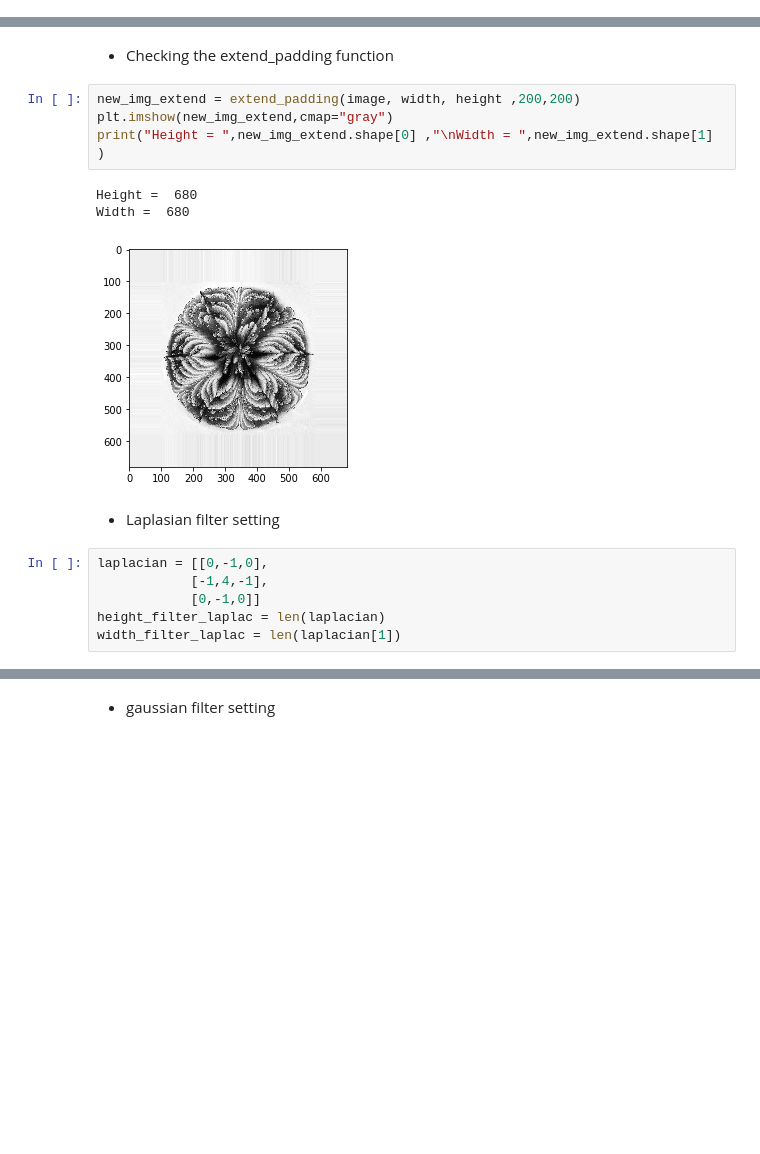
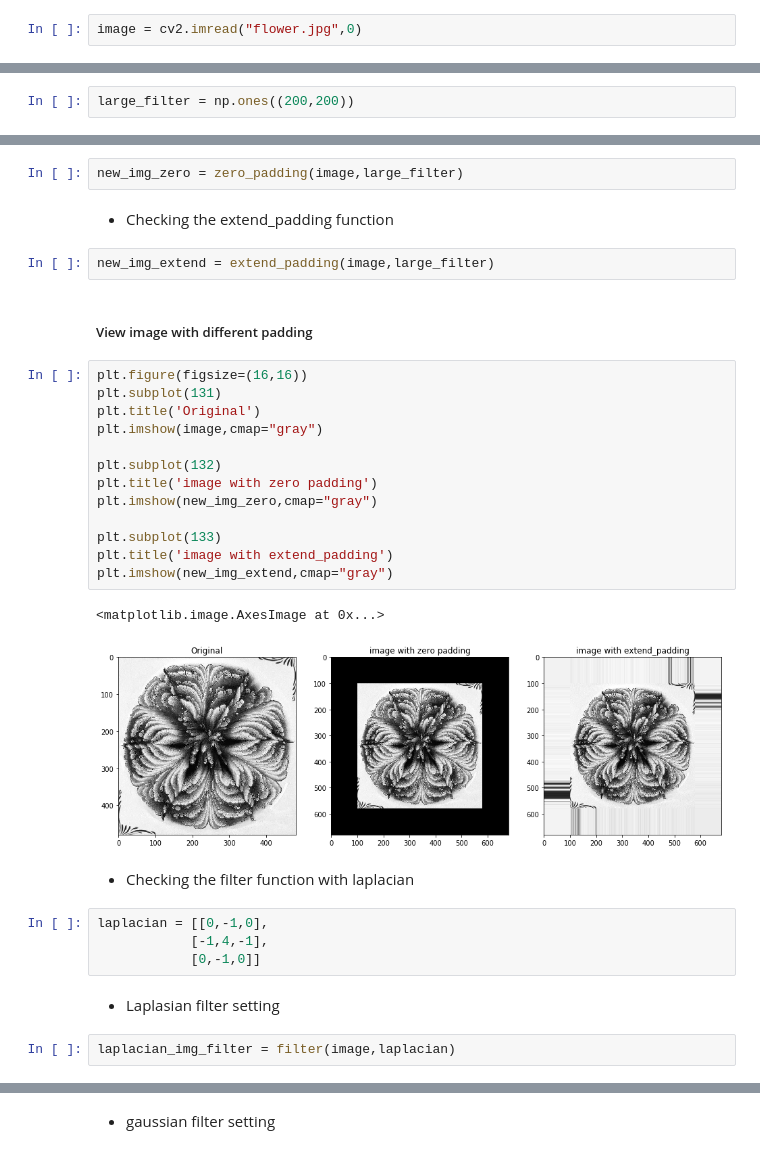
Before and after one commit to Aviv-H/Image-Processing-part-1, a Jupyter notebook: Image Processing - part 1.ipynb, the cells around one changed output, grey strips where cells are left out. Cells and saved outputs as stored; diff of their text form; blank space fills up the shorter version.

```diff
--- a/Image Processing - part 1.ipynb
+++ b/Image Processing - part 1.ipynb
@@ -150,0 +157,2 @@ Width =  480
+# %%
+image = cv2.imread("flower.jpg",0)
@@ -151,2 +161,4 @@ Width =  480
+# %%
+large_filter = np.ones((200,200))
 # %% [markdown]
 * Checking the zero_padding function
@@ -161,19 +165,35 @@ Width =  680
+# %%
+new_img_zero = zero_padding(image,large_filter)
 # %% [markdown]
 * Checking the extend_padding function
-# %%
-new_img_extend = extend_padding(image, width, height ,200,200)
-plt.imshow(new_img_extend,cmap="gray")
-print("Height = ",new_img_extend.shape[0] ,"\nWidth = ",new_img_extend.shape[1] )
-# %% [output]
-Height =  680
-Width =  680
-[figure, removed]
+# %%
+new_img_extend = extend_padding(image,large_filter)
+# %% [markdown]
+##### View image with different padding
+# %%
+plt.figure(figsize=(16,16))
+plt.subplot(131)
+plt.title('Original')
+plt.imshow(image,cmap="gray")
+
+plt.subplot(132)
+plt.title('image with zero padding')
+plt.imshow(new_img_zero,cmap="gray")
+
+plt.subplot(133)
+plt.title('image with extend_padding')
+plt.imshow(new_img_extend,cmap="gray")
+# %% [output]
+<matplotlib.image.AxesImage at 0x...>
+[figure, added]
+# %% [markdown]
+* Checking the filter function with laplacian
+# %%
+laplacian = [[0,-1,0],
+            [-1,4,-1],
+            [0,-1,0]]
 # %% [markdown]
 * Laplasian filter setting
-# %%
-laplacian = [[0,-1,0],
-            [-1,4,-1],
-            [0,-1,0]]
-height_filter_laplac = len(laplacian)
-width_filter_laplac = len(laplacian[1])
+# %%
+laplacian_img_filter = filter(image,laplacian)
 # %% [markdown]
```
Also changed, not shown: parts of 36 cells of this notebook.
